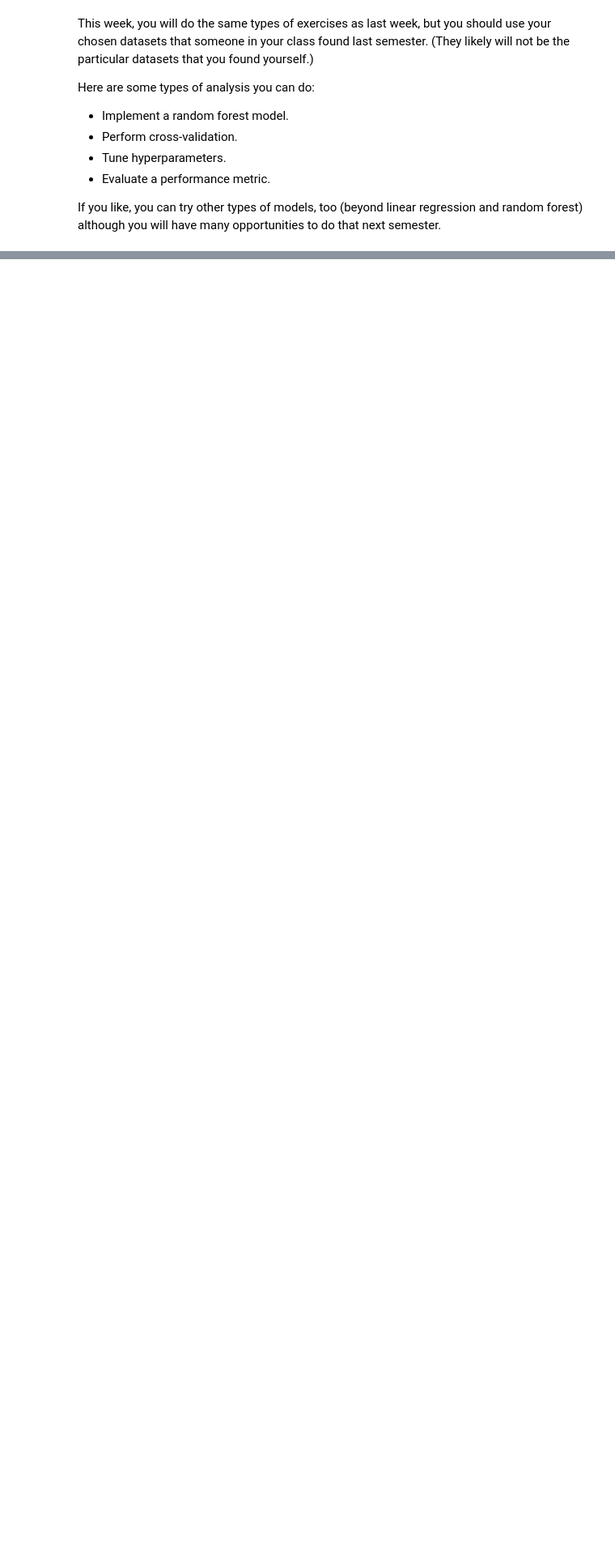
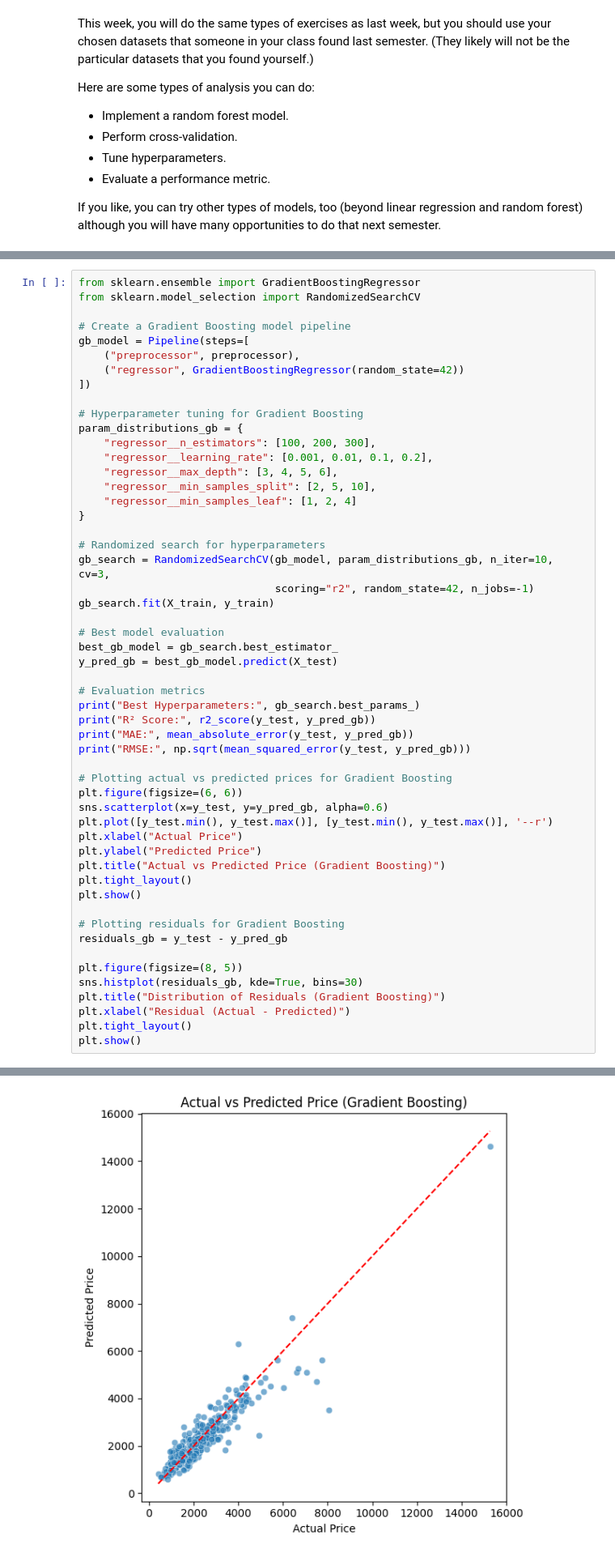
Before and after one commit to Kevinwu1998/699, a Jupyter notebook: Week11.ipynb, the cells around one changed output, grey strips where cells are left out. Shown at 81% size. Saved outputs shown, nothing was run; the diff lists cells and outputs as text; blank space fills up the shorter version.

```diff
--- a/Week11.ipynb
+++ b/Week11.ipynb
@@ -77,0 +231,54 @@ If you like, you can try other types of models, too (beyond linear regression an
+# %%
+from sklearn.ensemble import GradientBoostingRegressor
+from sklearn.model_selection import RandomizedSearchCV
+
+# Create a Gradient Boosting model pipeline
+gb_model = Pipeline(steps=[
+    ("preprocessor", preprocessor),
+    ("regressor", GradientBoostingRegressor(random_state=42))
+])
+
+# Hyperparameter tuning for Gradient Boosting
+param_distributions_gb = {
+    "regressor__n_estimators": [100, 200, 300],
+    "regressor__learning_rate": [0.001, 0.01, 0.1, 0.2],
+    "regressor__max_depth": [3, 4, 5, 6],
+    "regressor__min_samples_split": [2, 5, 10],
+    "regressor__min_samples_leaf": [1, 2, 4]
+}
+
+# Randomized search for hyperparameters
+gb_search = RandomizedSearchCV(gb_model, param_distributions_gb, n_iter=10, cv=3,
+                               scoring="r2", random_state=42, n_jobs=-1)
+gb_search.fit(X_train, y_train)
+
+# Best model evaluation
+best_gb_model = gb_search.best_estimator_
+y_pred_gb = best_gb_model.predict(X_test)
+
+# Evaluation metrics
+print("Best Hyperparameters:", gb_search.best_params_)
+print("R² Score:", r2_score(y_test, y_pred_gb))
+print("MAE:", mean_absolute_error(y_test, y_pred_gb))
+print("RMSE:", np.sqrt(mean_squared_error(y_test, y_pred_gb)))
+
+# Plotting actual vs predicted prices for Gradient Boosting
+plt.figure(figsize=(6, 6))
+sns.scatterplot(x=y_test, y=y_pred_gb, alpha=0.6)
+plt.plot([y_test.min(), y_test.max()], [y_test.min(), y_test.max()], '--r')
+plt.xlabel("Actual Price")
+plt.ylabel("Predicted Price")
+plt.title("Actual vs Predicted Price (Gradient Boosting)")
+plt.tight_layout()
+plt.show()
+
+# Plotting residuals for Gradient Boosting
+residuals_gb = y_test - y_pred_gb
+
+plt.figure(figsize=(8, 5))
+sns.histplot(residuals_gb, kde=True, bins=30)
+plt.title("Distribution of Residuals (Gradient Boosting)")
+plt.xlabel("Residual (Actual - Predicted)")
+plt.tight_layout()
+plt.show()
+# %% [output]
@@ -77,0 +289 @@ If you like, you can try other types of models, too (beyond linear regression an
+[figure, added]
```
Also changed, not shown: parts of 8 cells of this notebook.
